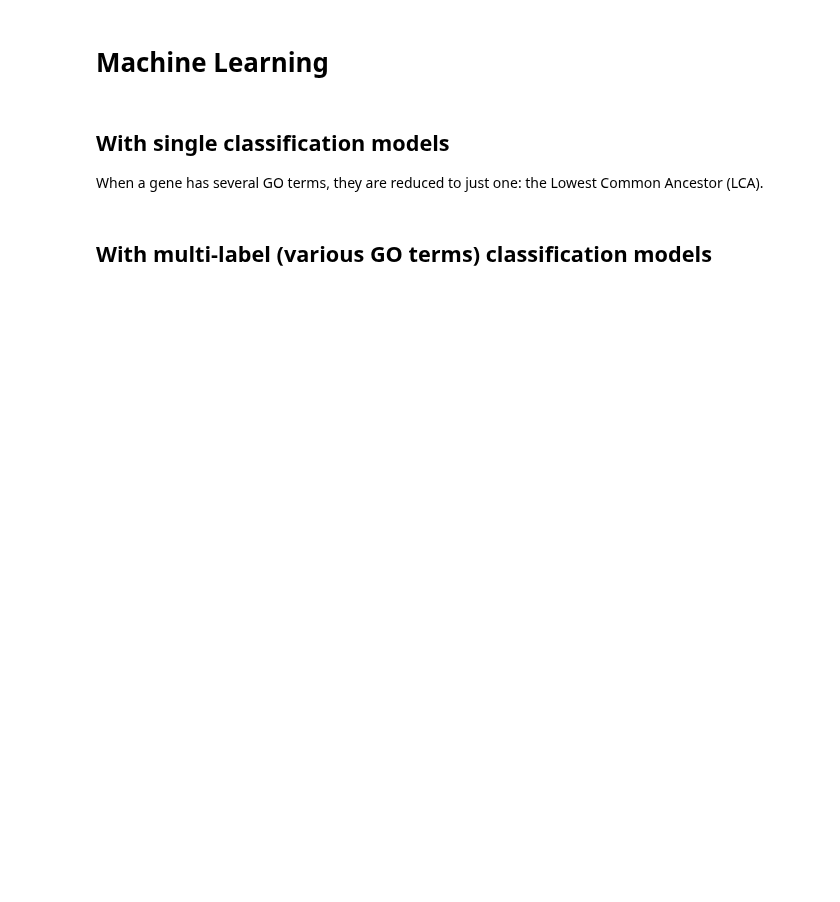
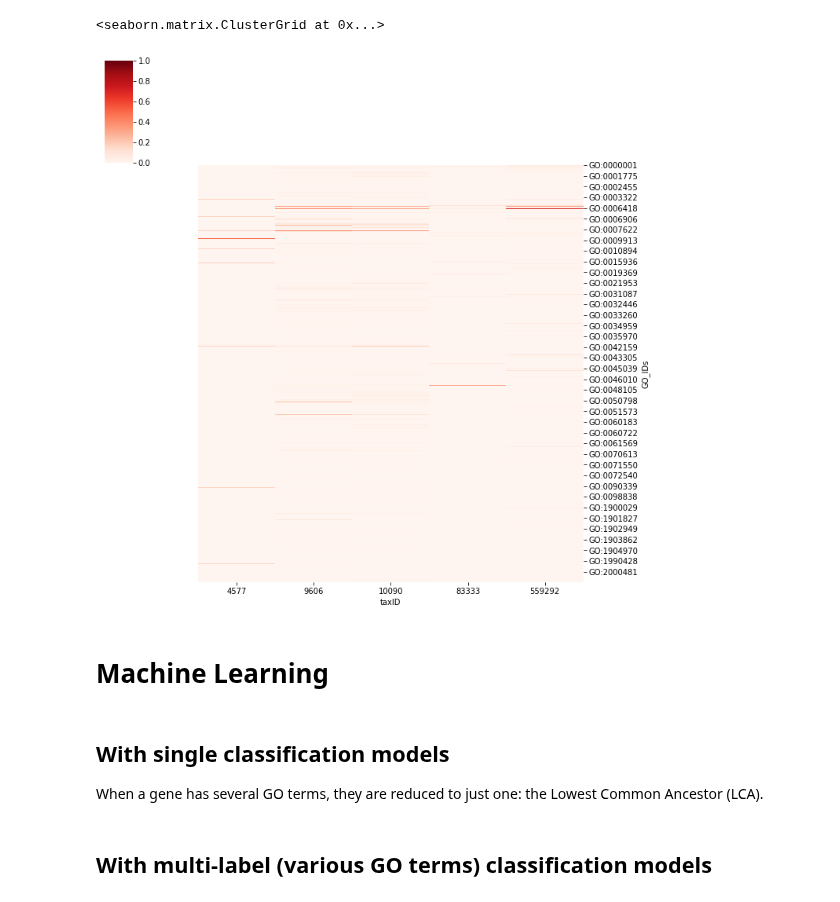
Before and after one commit to geovalexis/PP2GO, a Jupyter notebook: notebooks/machine_learning.ipynb, the cells around one changed output. Drawn from its saved outputs; the diff is of its cells as text; code cells hidden in the pictures; blank space fills up the shorter version.

Commit message:
Added GO terms distribution heat map

```diff
--- a/notebooks/machine_learning.ipynb
+++ b/notebooks/machine_learning.ipynb
@@ -2,0 +20,8 @@
+# %%
+# Read PP matrix
+import pandas as pd
+
+profiling_matrix = pd.read_table("drive/MyDrive/TFG/MtP_201601_blasted-9606_10090_4577_559292_83333-pp_matrix_counts_with_taxa.tab",
+                                header=0, index_col=[0,1],
+                                converters={"GO_IDs": lambda x:  list(filter(None, x.split(",")))}) # if we don't filter there are no empty lists but lists with empty strings: [''] (its lenght is 1, not 0))
+profiling_matrix
@@ -2,0 +82,6 @@
+# %%
+GO_terms = profiling_matrix[profiling_matrix["GO_IDs"].str.len()>0]["GO_IDs"].explode()
+GO_terms.index.rename(["taxID","uniprotID"], inplace=True)
+GO_terms = GO_terms.reset_index()
+GO_terms_distribution = GO_terms.pivot_table(values="uniprotID", index="GO_IDs", columns="taxID", aggfunc="count").fillna(0)
+GO_terms_distribution
@@ -3,3 +124,17 @@
+# %%
+import seaborn as sns
+import matplotlib.pyplot as plt
+
+plot = sns.clustermap(GO_terms_distribution,
+               #method='complete', metric='hamming',
+               standard_scale=1, #figsize=(25, 10),
+               row_cluster=False, col_cluster=False,
+               cmap="Reds",        # Other way sns.mpl_palette("reds",n_colors=2, as_cmap=True))
+               )
+plot
+# %% [output]
+<seaborn.matrix.ClusterGrid at 0x...>
+[figure, added]
 # %% [markdown]
 # Machine Learning
 # %% [markdown]
```
Also changed, not shown: parts of 22 cells of this notebook.
